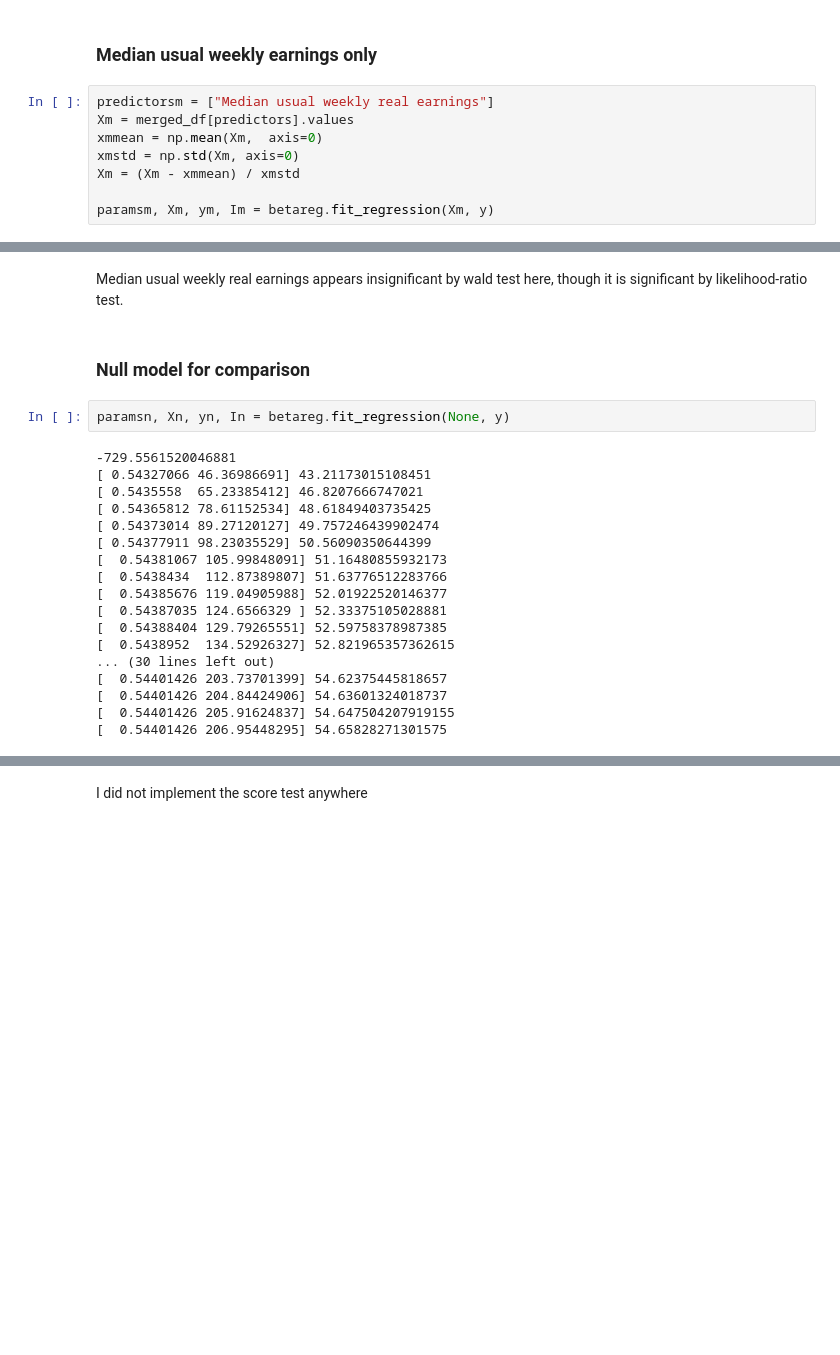
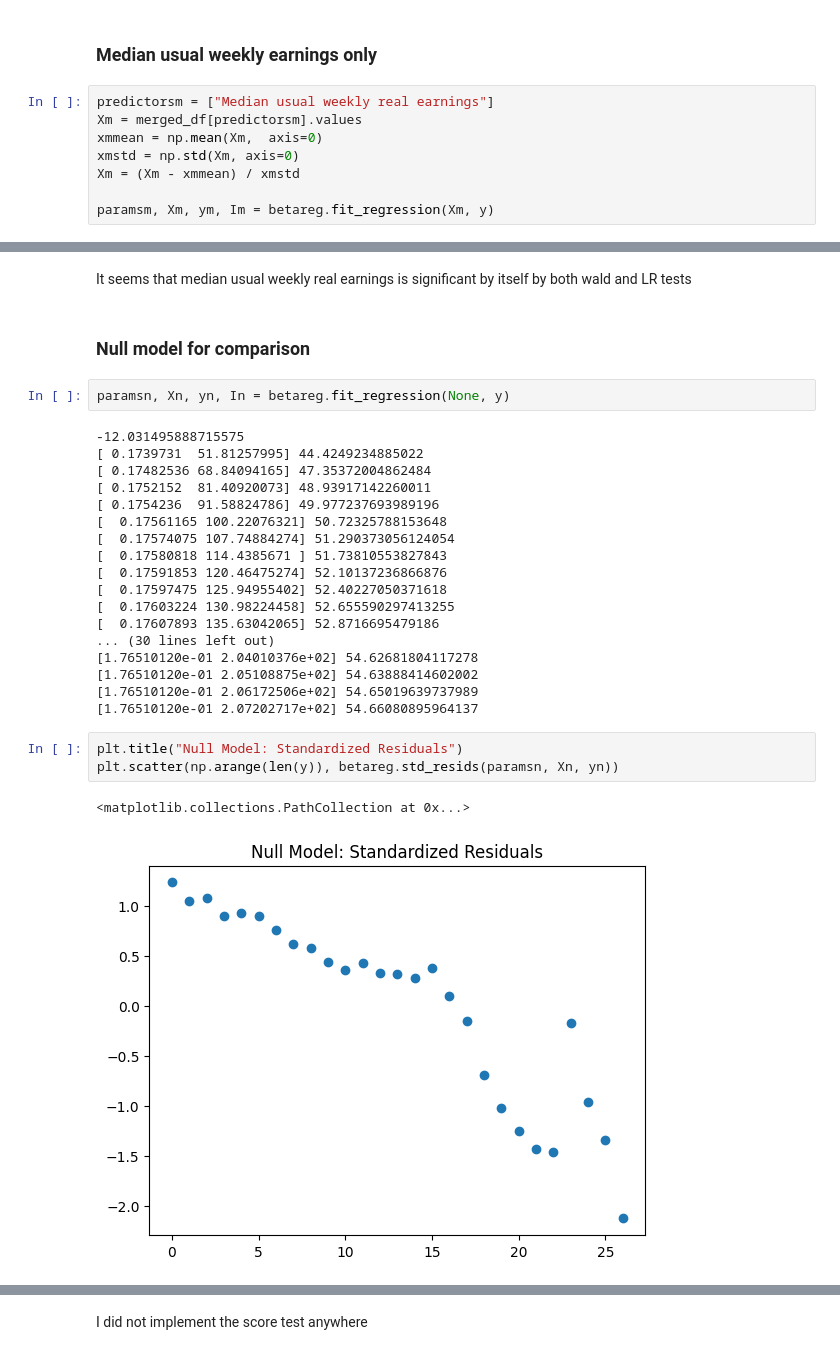
Before and after one commit to KingJMS1/LogisticProject, a Jupyter notebook: logistic_final.ipynb, the cells around one changed output, grey strips where cells are left out. Drawn from its saved outputs; the diff is of its cells as text; blank space fills up the shorter version.

Commit message:
Add standardized residuals

```diff
--- a/logistic_final.ipynb
+++ b/logistic_final.ipynb
@@ -480,7 +480,7 @@ Year is significant by wald test in a model with no other predictors, let's chec
 ### Median usual weekly earnings only
 # %%
 predictorsm = ["Median usual weekly real earnings"]
-Xm = merged_df[predictors].values
+Xm = merged_df[predictorsm].values
 xmmean = np.mean(Xm,  axis=0)
 xmstd = np.std(Xm, axis=0)
 Xm = (Xm - xmmean) / xmstd
@@ -517,24 +517,30 @@ Log-Likelihood:   65.84
 # %% [markdown]
-Median usual weekly real earnings appears insignificant by wald test here, though it is significant by likelihood-ratio test.
+It seems that median usual weekly real earnings is significant by itself by both wald and LR tests
 # %% [markdown]
 ### Null model for comparison
 # %%
 paramsn, Xn, yn, In = betareg.fit_regression(None, y)
 # %% [output]
--729.5561520046881
-[ 0.54327066 46.36986691] 43.21173015108451
-[ 0.5435558  65.23385412] 46.8207666747021
-[ 0.54365812 78.61152534] 48.61849403735425
-[ 0.54373014 89.27120127] 49.757246439902474
-[ 0.54377911 98.23035529] 50.56090350644399
-[  0.54381067 105.99848091] 51.16480855932173
-[  0.5438434  112.87389807] 51.63776512283766
-[  0.54385676 119.04905988] 52.01922520146377
-[  0.54387035 124.6566329 ] 52.33375105028881
-[  0.54388404 129.79265551] 52.59758378987385
-[  0.5438952  134.52926327] 52.821965357362615
+-12.031495888715575
+[ 0.1739731  51.81257995] 44.4249234885022
+[ 0.17482536 68.84094165] 47.35372004862484
+[ 0.1752152  81.40920073] 48.93917142260011
+[ 0.1754236  91.58824786] 49.977237693989196
+[  0.17561165 100.22076321] 50.72325788153648
+[  0.17574075 107.74884274] 51.290373056124054
+[  0.17580818 114.4385671 ] 51.73810553827843
+[  0.17591853 120.46475274] 52.10137236866876
+[  0.17597475 125.94955402] 52.40227050371618
+[  0.17603224 130.98224458] 52.655590297413255
+[  0.17607893 135.63042065] 52.8716695479186
 ... (30 lines left out)
-[  0.54401426 203.73701399] 54.62375445818657
-[  0.54401426 204.84424906] 54.63601324018737
-[  0.54401426 205.91624837] 54.647504207919155
-[  0.54401426 206.95448295] 54.65828271301575
+[1.76510120e-01 2.04010376e+02] 54.62681804117278
+[1.76510120e-01 2.05108875e+02] 54.63888414602002
+[1.76510120e-01 2.06172506e+02] 54.65019639737989
+[1.76510120e-01 2.07202717e+02] 54.66080895964137
+# %%
+plt.title("Null Model: Standardized Residuals")
+plt.scatter(np.arange(len(y)), betareg.std_resids(paramsn, Xn, yn))
+# %% [output]
+<matplotlib.collections.PathCollection at 0x...>
+[figure, added]
```
Also changed, not shown: parts of 9 cells of this notebook, 1 other file.
